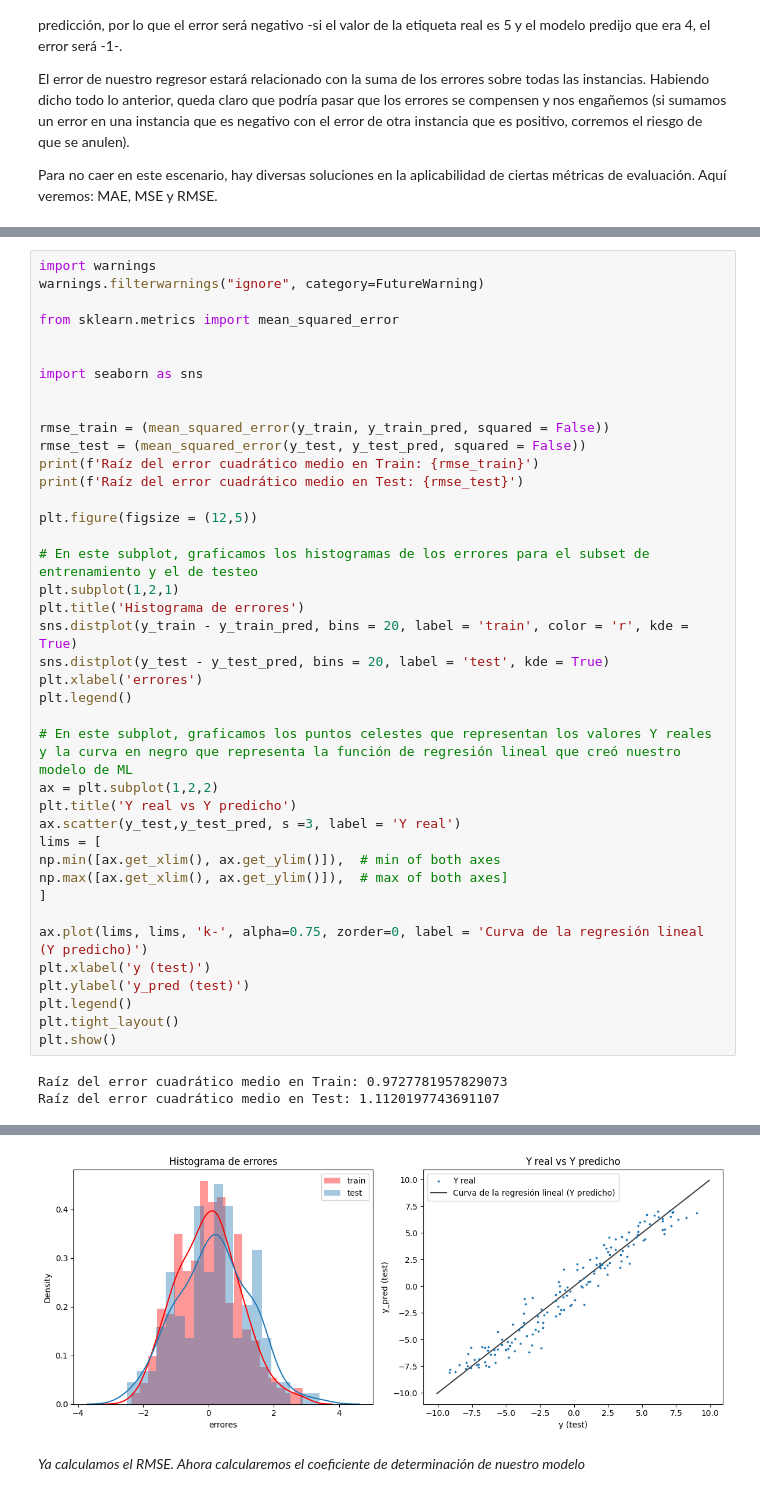
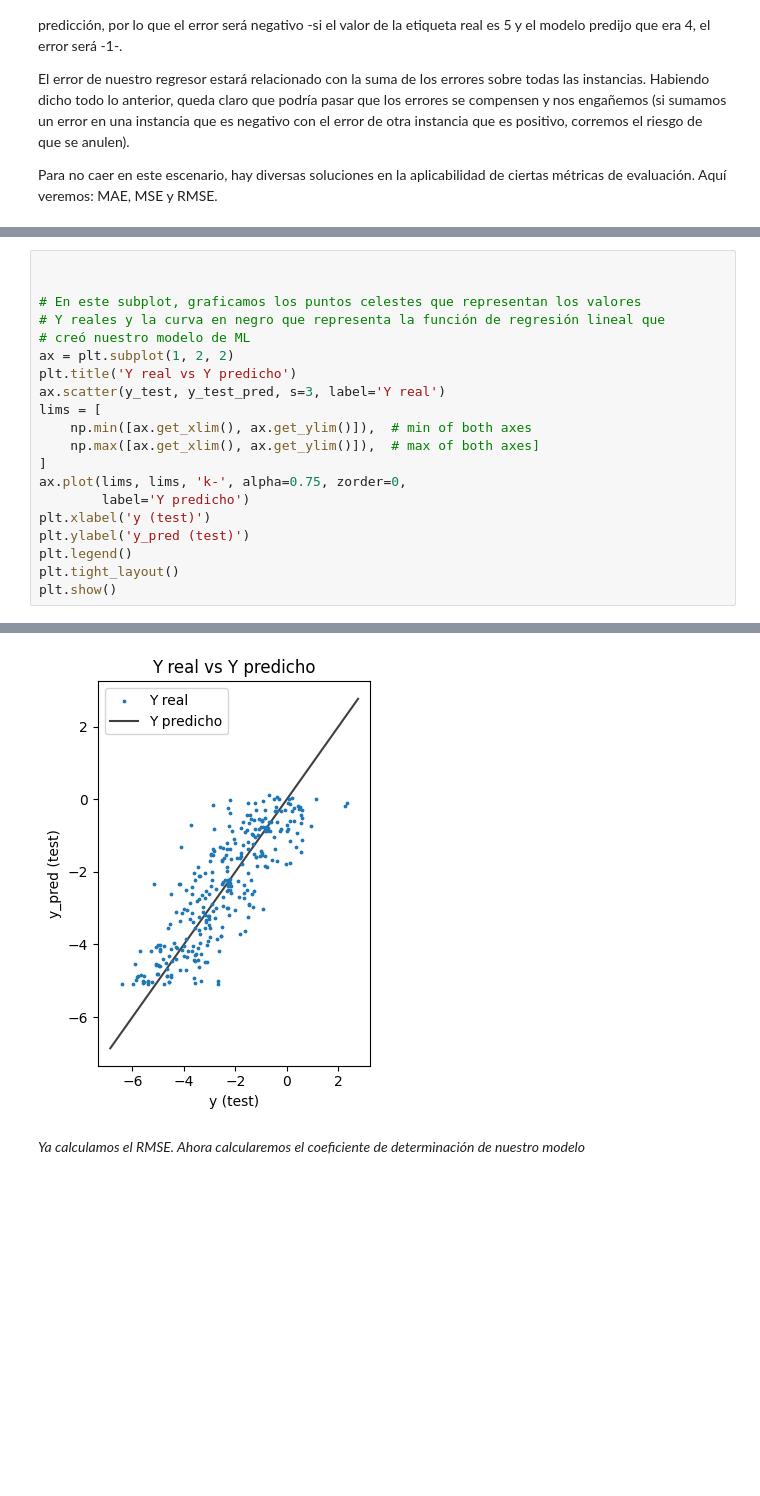
Before and after one commit to Marianopopov/MODULO-6, a Jupyter notebook: Clase 01/Práctica_01 Marcelo.ipynb, the cells around one changed output, grey strips where cells are left out. Saved outputs shown, nothing was run; the diff lists cells and outputs as text; blank space fills up the shorter version.

```diff
--- a/Clase 01/Práctica_01 Marcelo.ipynb
+++ b/Clase 01/Práctica_01 Marcelo.ipynb
@@ -222,43 +256,21 @@ https://scikit-learn.org/stable/modules/generated/sklearn.metrics.r2_score.html
 # %%
-import warnings
-warnings.filterwarnings("ignore", category=FutureWarning)
-
-from sklearn.metrics import mean_squared_error
 
 
-import seaborn as sns
-
-
-rmse_train = (mean_squared_error(y_train, y_train_pred, squared = False))
-rmse_test = (mean_squared_error(y_test, y_test_pred, squared = False))
-print(f'Raíz del error cuadrático medio en Train: {rmse_train}')
-print(f'Raíz del error cuadrático medio en Test: {rmse_test}')
-
-plt.figure(figsize = (12,5))
-
-# En este subplot, graficamos los histogramas de los errores para el subset de entrenamiento y el de testeo
-plt.subplot(1,2,1)
-plt.title('Histograma de errores')
-sns.distplot(y_train - y_train_pred, bins = 20, label = 'train', color = 'r', kde = True)
-sns.distplot(y_test - y_test_pred, bins = 20, label = 'test', kde = True)
-plt.xlabel('errores')
-plt.legend()
-
-# En este subplot, graficamos los puntos celestes que representan los valores Y reales y la curva en negro que representa la función de regresión lineal que creó nuestro modelo de ML
-ax = plt.subplot(1,2,2)
+# En este subplot, graficamos los puntos celestes que representan los valores
+# Y reales y la curva en negro que representa la función de regresión lineal que
+# creó nuestro modelo de ML
+ax = plt.subplot(1, 2, 2)
 plt.title('Y real vs Y predicho')
-ax.scatter(y_test,y_test_pred, s =3, label = 'Y real')
+ax.scatter(y_test, y_test_pred, s=3, label='Y real')
 lims = [
-np.min([ax.get_xlim(), ax.get_ylim()]),  # min of both axes
-np.max([ax.get_xlim(), ax.get_ylim()]),  # max of both axes]
+    np.min([ax.get_xlim(), ax.get_ylim()]),  # min of both axes
+    np.max([ax.get_xlim(), ax.get_ylim()]),  # max of both axes]
 ]
-
-ax.plot(lims, lims, 'k-', alpha=0.75, zorder=0, label = 'Curva de la regresión lineal (Y predicho)')
+ax.plot(lims, lims, 'k-', alpha=0.75, zorder=0,
+        label='Y predicho')
 plt.xlabel('y (test)')
 plt.ylabel('y_pred (test)')
 plt.legend()
 plt.tight_layout()
 plt.show()
 # %% [output]
-Raíz del error cuadrático medio en Train: 0.9727781957829073
-Raíz del error cuadrático medio en Test: 1.1120197743691107
@@ -284,4 +277,4 @@ https://gist.github.com/mwaskom/de44147ed2974457ad6372750bbe5751
-[figure, old version]
+[figure, new version]
 # %% [markdown]
 *Ya calculamos el RMSE. Ahora calcularemos el coeficiente de determinación de nuestro modelo*
 # %%
```
Also changed, not shown: parts of 19 cells of this notebook.
